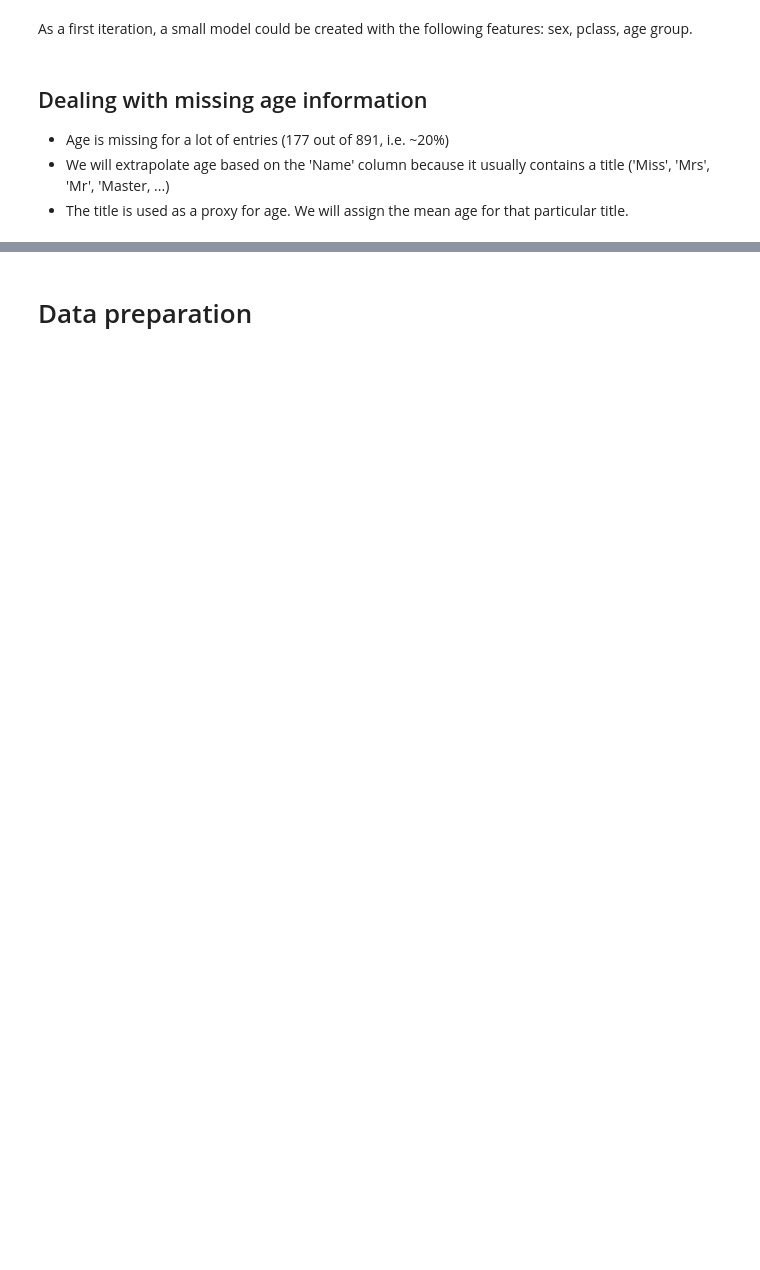
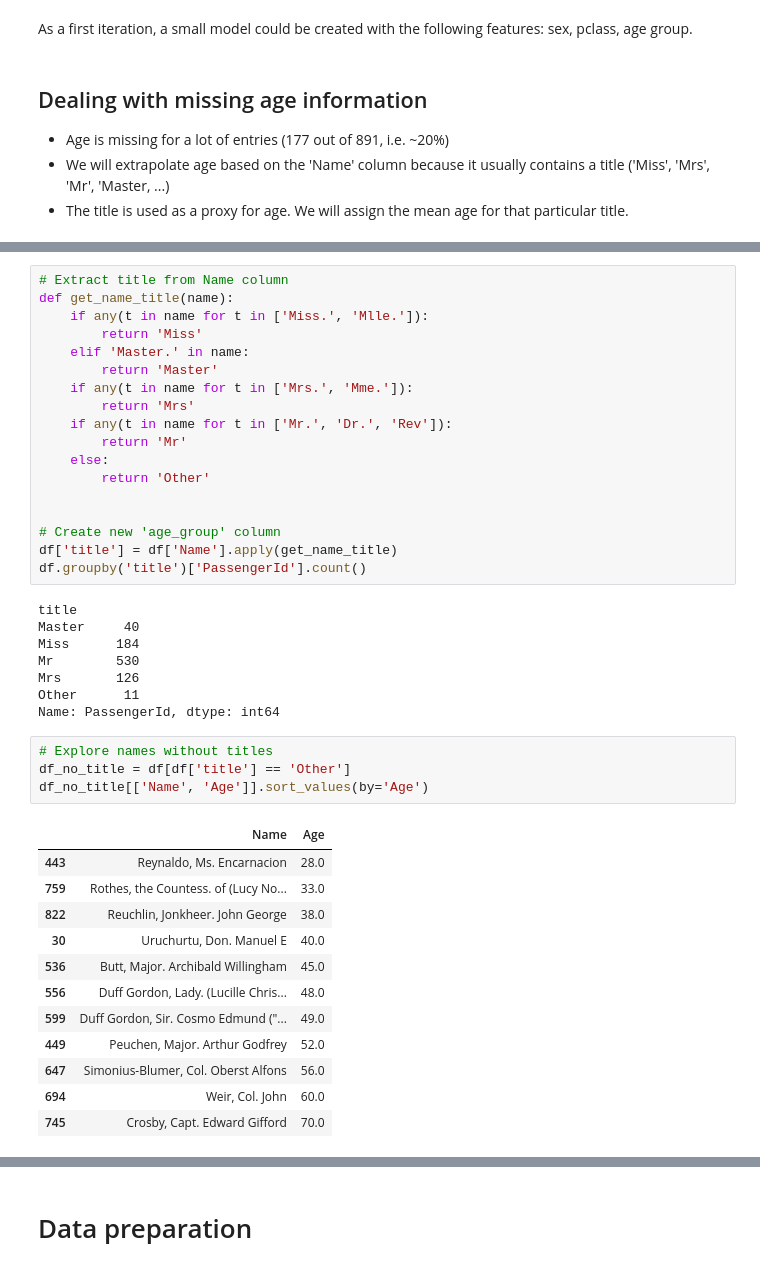
Before and after one commit to tbriot/kaggle-competitions, a Jupyter notebook: titanic.ipynb, the cells around one changed output, grey strips where cells are left out. Saved outputs shown, nothing was run; the diff lists cells and outputs as text; blank space fills up the shorter version.

```diff
--- a/titanic.ipynb
+++ b/titanic.ipynb
@@ -173,0 +203,43 @@ As a first iteration, a small model could be created with the following features
+# %%
+# Extract title from Name column
+def get_name_title(name):
+    if any(t in name for t in ['Miss.', 'Mlle.']):
+        return 'Miss'
+    elif 'Master.' in name:
+        return 'Master'
+    if any(t in name for t in ['Mrs.', 'Mme.']):
+        return 'Mrs'
+    if any(t in name for t in ['Mr.', 'Dr.', 'Rev']):
+        return 'Mr'
+    else:
+        return 'Other'
+
+
+# Create new 'age_group' column
+df['title'] = df['Name'].apply(get_name_title)
+df.groupby('title')['PassengerId'].count()
+# %% [output]
+title
+Master     40
+Miss      184
+Mr        530
+Mrs       126
+Other      11
+Name: PassengerId, dtype: int64
+# %%
+# Explore names without titles
+df_no_title = df[df['title'] == 'Other']
+df_no_title[['Name', 'Age']].sort_values(by='Age')
+# %% [output]
+|  | Name | Age |
+| 443 | Reynaldo, Ms. Encarnacion | 28.0 |
+| 759 | Rothes, the Countess. of (Lucy No... | 33.0 |
+| 822 | Reuchlin, Jonkheer. John George | 38.0 |
+| 30 | Uruchurtu, Don. Manuel E | 40.0 |
+| 536 | Butt, Major. Archibald Willingham | 45.0 |
+| 556 | Duff Gordon, Lady. (Lucille Chris... | 48.0 |
+| 599 | Duff Gordon, Sir. Cosmo Edmund ("... | 49.0 |
+| 449 | Peuchen, Major. Arthur Godfrey | 52.0 |
+| 647 | Simonius-Blumer, Col. Oberst Alfons | 56.0 |
+| 694 | Weir, Col. John | 60.0 |
+| 745 | Crosby, Capt. Edward Gifford | 70.0 |
```
Also changed, not shown: parts of 23 cells of this notebook.
